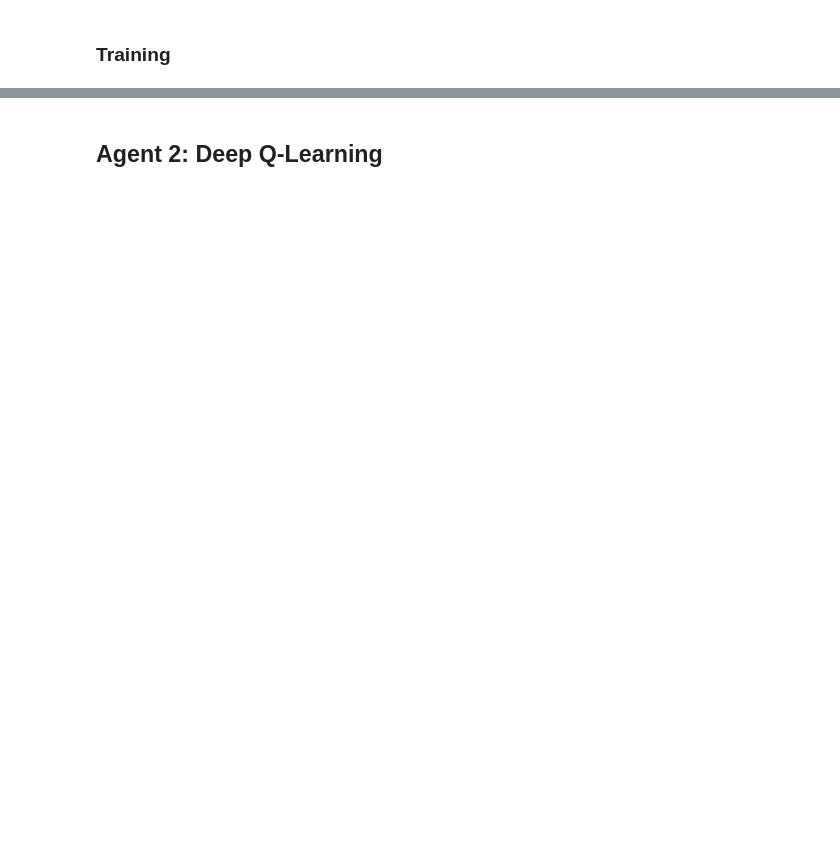
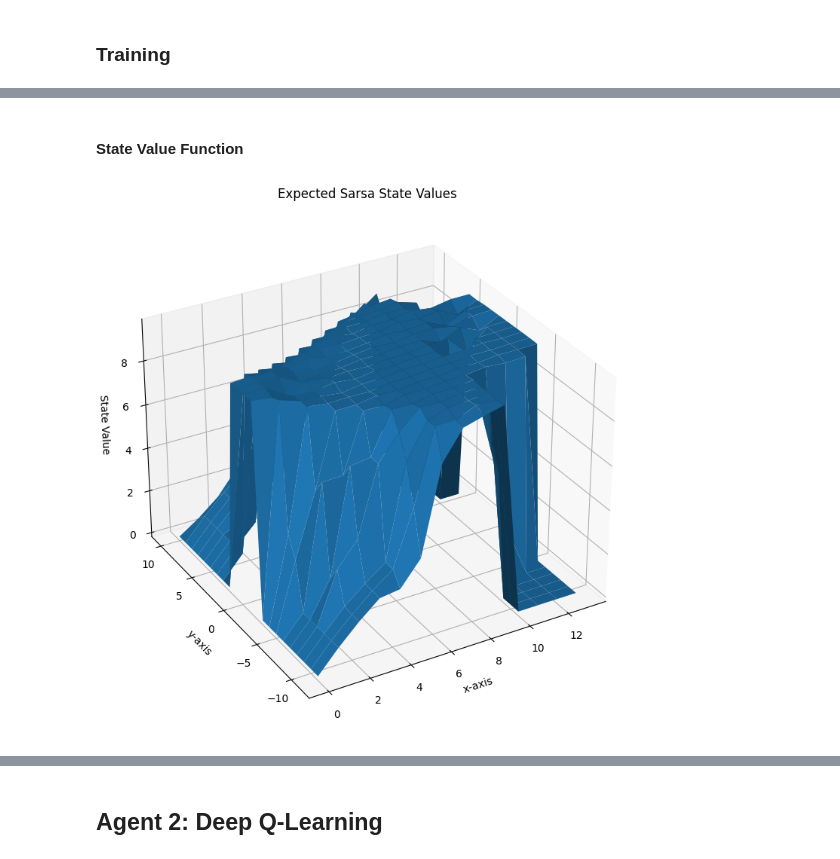
Before and after one commit to nicoboou/flappy-bird-rl, a Jupyter notebook: Text_Flappy_Bird.ipynb, the cells around one changed output, grey strips where cells are left out. Cells and saved outputs as stored; diff of their text form; code cells hidden in the pictures; blank space fills up the shorter version.

```diff
--- a/Text_Flappy_Bird.ipynb
+++ b/Text_Flappy_Bird.ipynb
@@ -173,0 +136,6 @@ plot_policy(q)
+# %% [markdown]
+#### State Value Function
+# %%
+plot_state_values(q, title="Expected Sarsa State Values")
+# %% [output]
+[figure, added]
```
Also changed, not shown: parts of 56 cells of this notebook.
